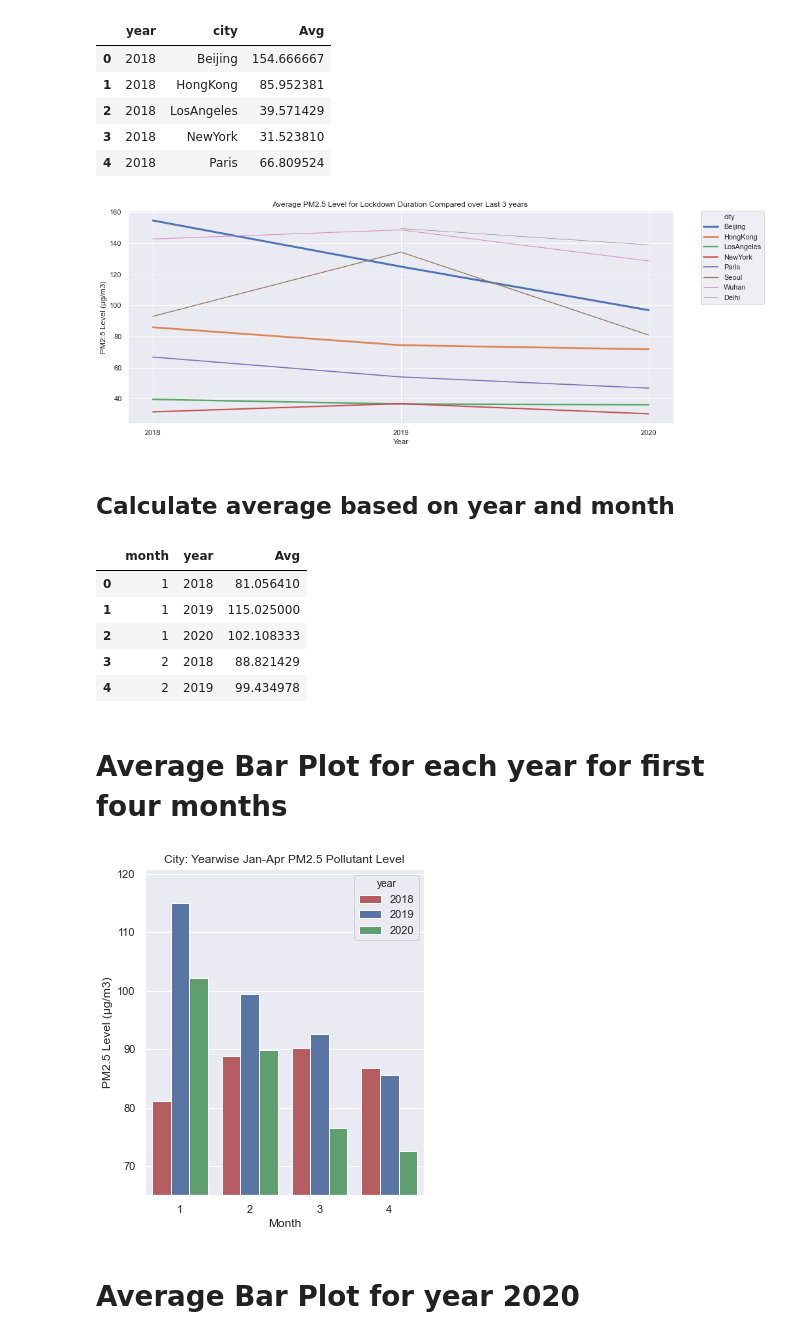
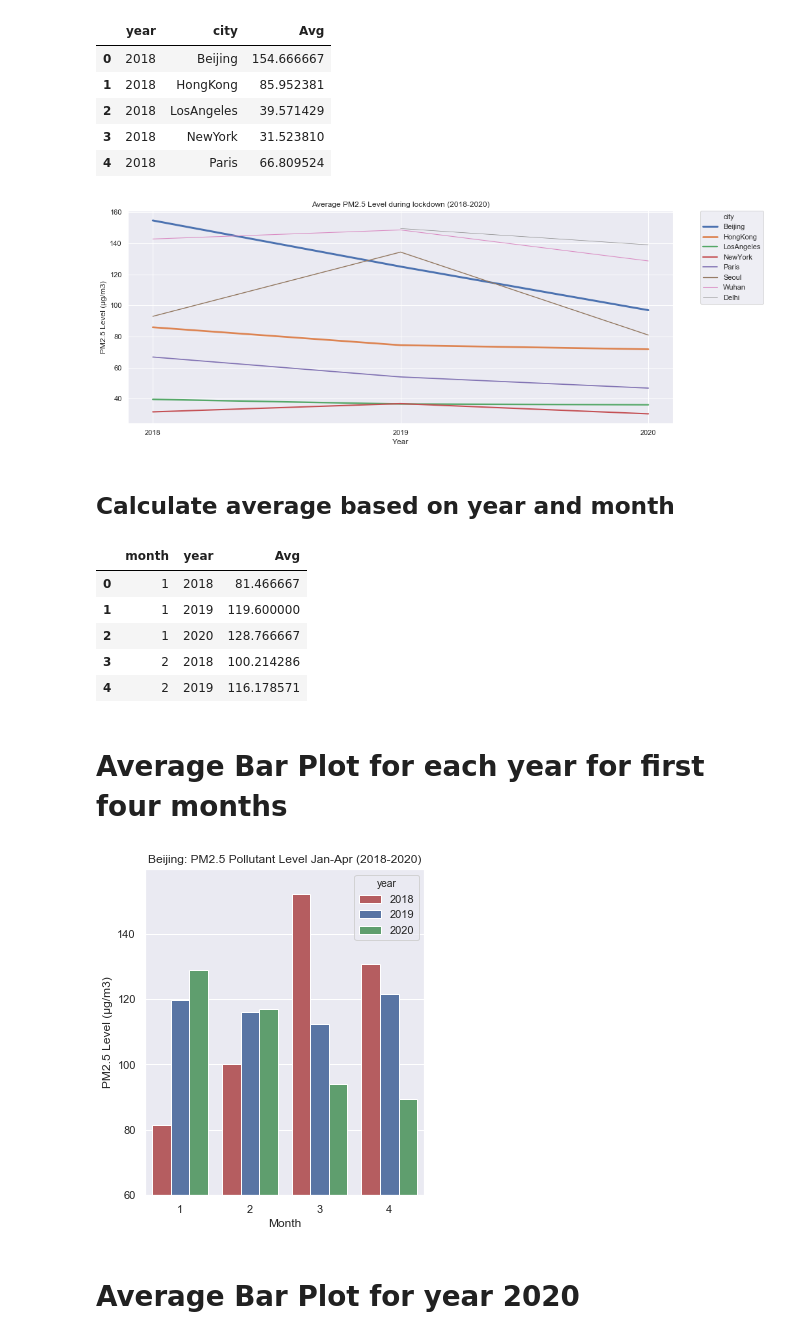
Before and after one commit to poojakataria/CMPE256_FinalProject_COVID19Analysis, a Jupyter notebook: Covid19PositiveAnalysis.ipynb, the cells around one changed output. Saved outputs shown, nothing was run; the diff lists cells and outputs as text; code cells hidden in the pictures.

```diff
--- a/Covid19PositiveAnalysis.ipynb
+++ b/Covid19PositiveAnalysis.ipynb
@@ -133,7 +133,7 @@ pm25_lockdown_grpby_yr.head()
 pm25_lockdown_citywise = pd.melt(pm25_lockdown_grpby_yr,id_vars=['city', 'year'], var_name='pollutant')
 sns.set()
 plt.figure(figsize=(15,6))
-plt.title('Average PM2.5 Level for Lockdown Duration Compared over Last 3 years ')
+plt.title('Average PM2.5 Level during lockdown (2018-2020)')
 sns.lineplot(x='year',
              y='value',
              hue='city',
@@ -145,39 +145,41 @@ plt.xticks(np.arange(min(pm25_lockdown_citywise['year']), max(pm25_lockdown_city
 plt.legend(bbox_to_anchor=(1.05, 1), loc=2, borderaxespad=0.)
 plt.show()
 # %% [output]
-[figure, old version]
+[figure, new version]
 # %% [markdown]
 ## Calculate average based on year and month
 # %%
 pm25_range['month']= pm25_range['date'].map(lambda x : x.month)
-pm25_grpby_yr_mnth = pm25_range.groupby(['month','year'])['pm25'].mean().reset_index(name='Avg')
+pm25_range_city = pm25_range[pm25_range['city'] == 'Beijing']
+pm25_grpby_yr_mnth = pm25_range_city.groupby(['month','year'])['pm25'].mean().reset_index(name='Avg')
 pm25_grpby_yr_mnth = pm25_grpby_yr_mnth[pm25_grpby_yr_mnth['month'] < 5]
 pm25_grpby_yr_mnth.head()
 # %% [output]
 |  | month | year | Avg |
-| 0 | 1 | 2018 | 81.056410 |
-| 1 | 1 | 2019 | 115.025000 |
-| 2 | 1 | 2020 | 102.108333 |
-| 3 | 2 | 2018 | 88.821429 |
-| 4 | 2 | 2019 | 99.434978 |
+| 0 | 1 | 2018 | 81.466667 |
+| 1 | 1 | 2019 | 119.600000 |
+| 2 | 1 | 2020 | 128.766667 |
+| 3 | 2 | 2018 | 100.214286 |
+| 4 | 2 | 2019 | 116.178571 |
 # %% [markdown]
 # Average Bar Plot for each year for first four months
 # %%
+"""For Wuhan"""
 pm25_mnth_yearwise = pd.melt(pm25_grpby_yr_mnth,id_vars=['month', 'year'], var_name='pollutant')
 sns.set()
 plt.figure(figsize=(5,6))
-plt.title('City: Yearwise Jan-Apr PM2.5 Pollutant Level')
+plt.title('Beijing: PM2.5 Pollutant Level Jan-Apr (2018-2020)')
 sns.barplot(x='month',
              y='value',
              hue='year',
              palette = ['r','b','g'],
              data=pm25_mnth_yearwise)
 plt.xlabel('Month')
 plt.ylabel('PM2.5 Level (µg/m3)')
-plt.ylim(65)
+plt.ylim(60)
 plt.show()
 # %% [output]
-[figure, old version]
+[figure, new version]
 # %% [markdown]
 # Average Bar Plot for year 2020
 # %%
```
Also changed, not shown: parts of 13 cells of this notebook.
